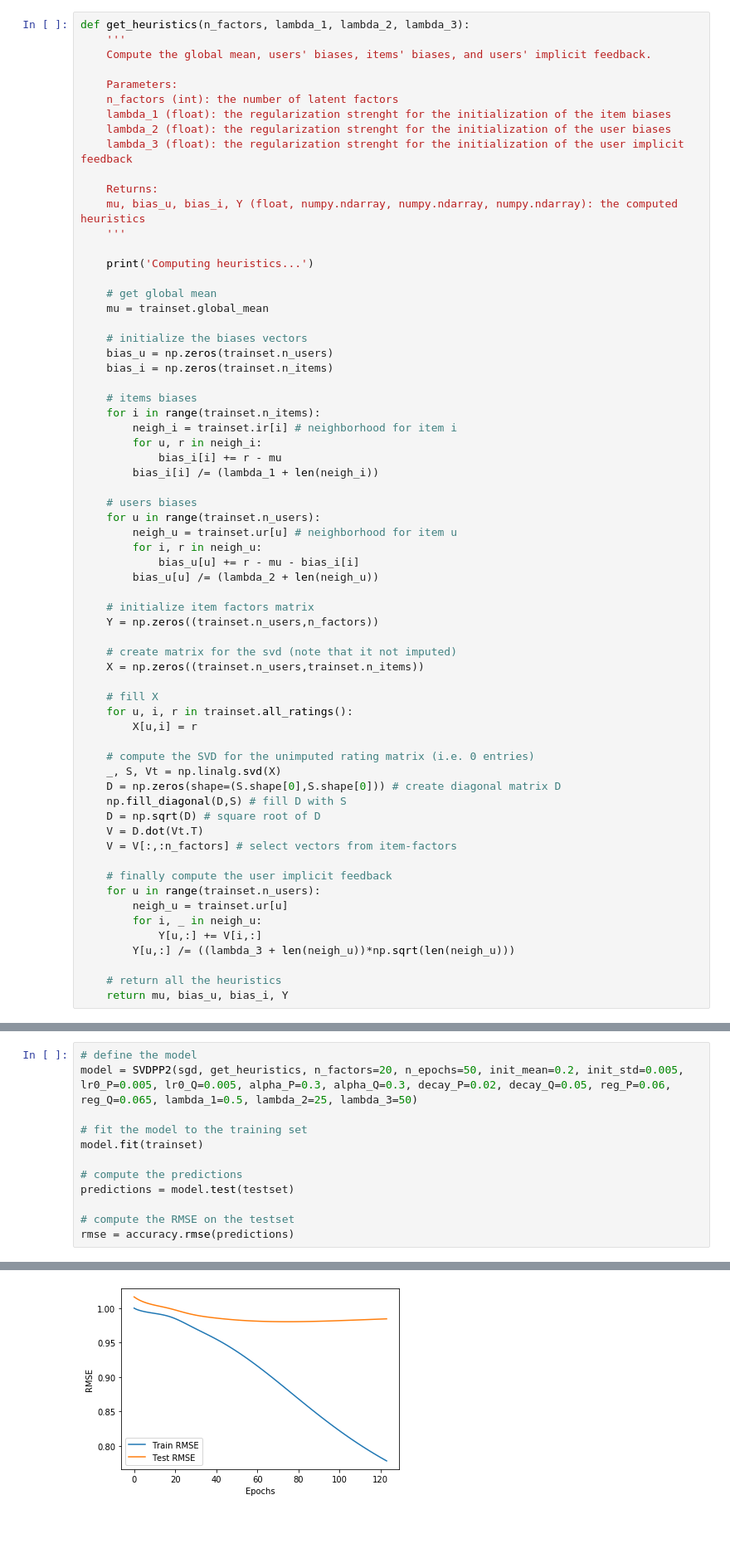
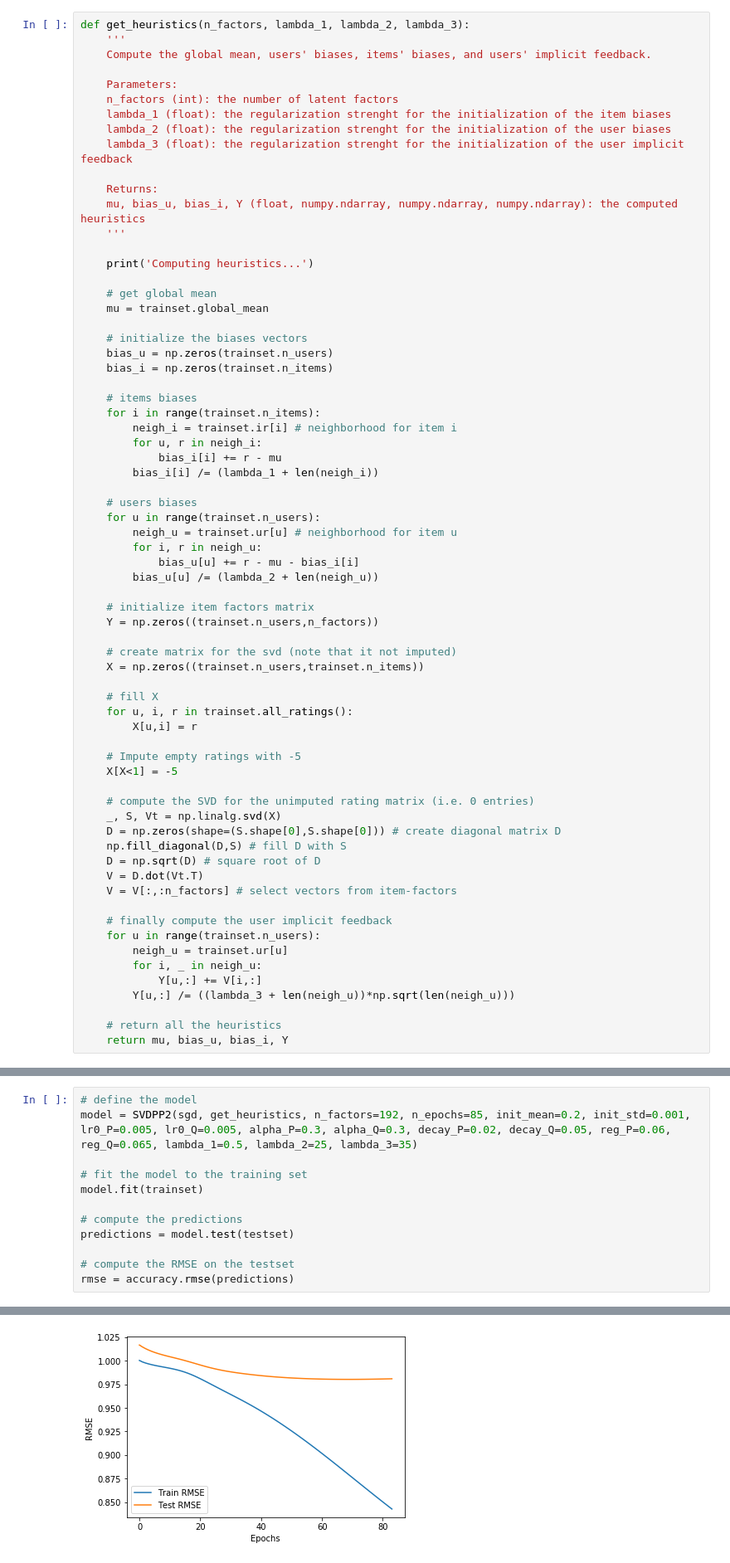
Before and after one commit to AndreasOpedal/cilsg, a Jupyter notebook: submission/notebooks/SVD++.ipynb, the cells around one changed output, grey strips where cells are left out. Shown: that part at 83% size. Saved outputs shown, nothing was run; the diff lists cells and outputs as text; blank space fills up the shorter version.

```diff
--- a/submission/notebooks/SVD++.ipynb
+++ b/submission/notebooks/SVD++.ipynb
@@ -192,6 +192,9 @@ def get_heuristics(n_factors, lambda_1, lambda_2, lambda_3):
     for u, i, r in trainset.all_ratings():
         X[u,i] = r
 
+    # Impute empty ratings with -5
+    X[X<1] = -5
+
     # compute the SVD for the unimputed rating matrix (i.e. 0 entries)
     _, S, Vt = np.linalg.svd(X)
     D = np.zeros(shape=(S.shape[0],S.shape[0])) # create diagonal matrix D
@@ -312,7 +315,7 @@ def sgd(trainset, testset, mu, bias_u, bias_i, Y, n_factors, n_epochs, init_mean
 Now we are ready to create and run an instance of the *SVDPP2* algorithm. Note that the number of latent factors and epochs chosen here are much smaller than the ones we used to get our final result, as the training time would be prohibitive otherwise.
 # %%
 # define the model
-model = SVDPP2(sgd, get_heuristics, n_factors=20, n_epochs=50, init_mean=0.2, init_std=0.005, lr0_P=0.005, lr0_Q=0.005, alpha_P=0.3, alpha_Q=0.3, decay_P=0.02, decay_Q=0.05, reg_P=0.06, reg_Q=0.065, lambda_1=0.5, lambda_2=25, lambda_3=50)
+model = SVDPP2(sgd, get_heuristics, n_factors=192, n_epochs=85, init_mean=0.2, init_std=0.001, lr0_P=0.005, lr0_Q=0.005, alpha_P=0.3, alpha_Q=0.3, decay_P=0.02, decay_Q=0.05, reg_P=0.06, reg_Q=0.065, lambda_1=0.5, lambda_2=25, lambda_3=35)
 
 # fit the model to the training set
 model.fit(trainset)
@@ -343 +346 @@ Processing epoch 125
-[figure, old version]
+[figure, new version]
```
Also changed, not shown: parts of 2 cells of this notebook.
